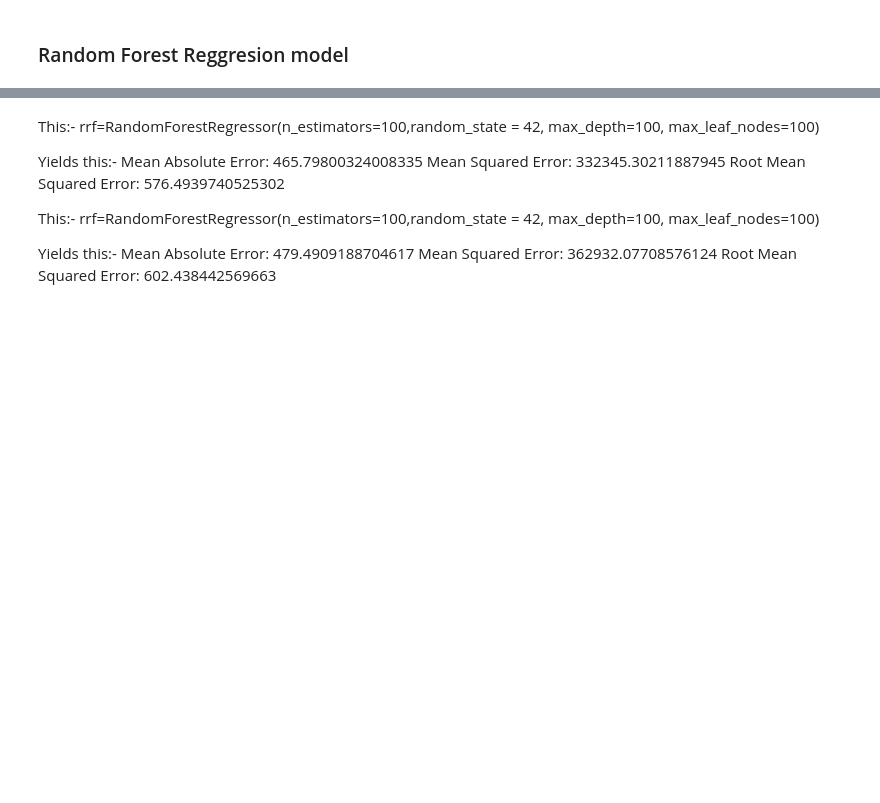
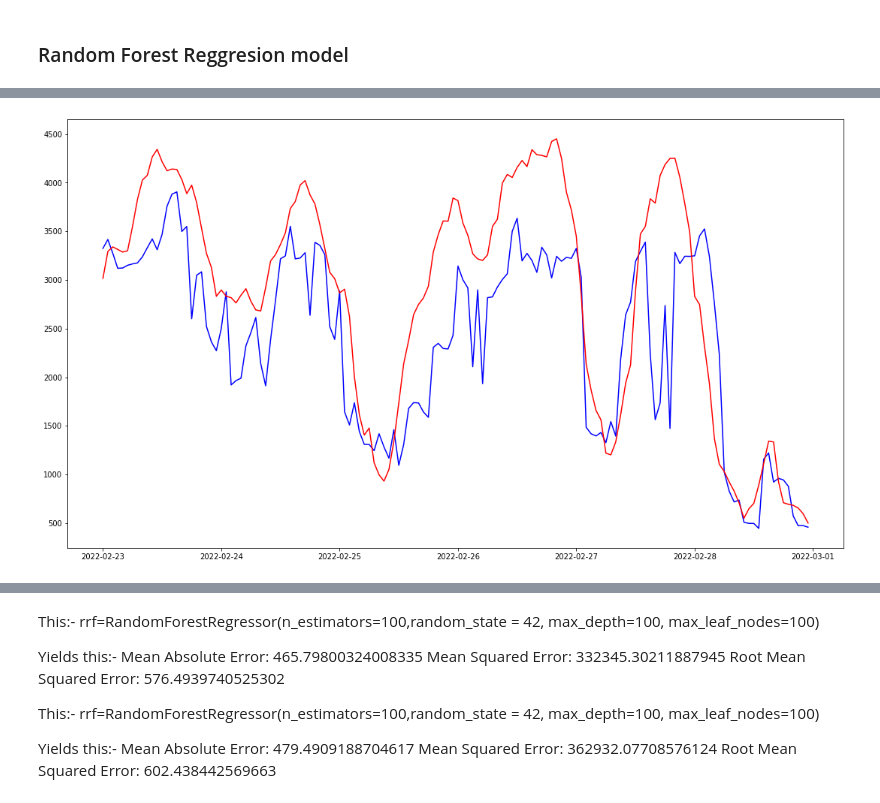
Before and after one commit to kevinTheQuigley/chargeTimeAnalytics, a Jupyter notebook: ChargeTimeMLFinal.ipynb, the cells around one changed output, grey strips where cells are left out. Drawn from its saved outputs; the diff is of its cells as text; code cells hidden in the pictures; blank space fills up the shorter version.

```diff
--- a/ChargeTimeMLFinal.ipynb
+++ b/ChargeTimeMLFinal.ipynb
@@ -207,7 +208,7 @@ X_validAllVec = test_transformed[allCols_Vec]
 
 #Simplified Version:
 X_trainBasic = train_transformed[usedColsBasic]
-X_validBasic = test_transformed[usedColsBasic]
+X_validBasic = valid_transformed[usedColsBasic]
 # %% [markdown]
 ## Random forest generation
 # %% [markdown]
@@ -253,13 +282,15 @@ y_predRffBasic=rrfBasic.predict(X_validBasic)
 # %%
 
 import matplotlib.pyplot as plt
 from matplotlib.pyplot import figure
 
-plt.plot(X_valid['date2'][-6*24:],y_predRffBasic[-6*24:],color = 'blue')
-plt.plot(X_valid['date2'][-6*24:],y_valid[-6*24:],color = 'red')
+plt.plot(validSet['date2'][-6*24:],y_predRffBasic[-6*24:],color = 'blue')
+plt.plot(validSet['date2'][-6*24:],y_valid[-6*24:],color = 'red')
 fig = plt.gcf()
 fig.set_size_inches(18.5, 10.5)
 fig.savefig('randomForestVec.png', dpi=100)
+# %% [output]
+[figure, added]
 # %%
 from sklearn import metrics
 
```
Also changed, not shown: parts of 91 cells of this notebook.
